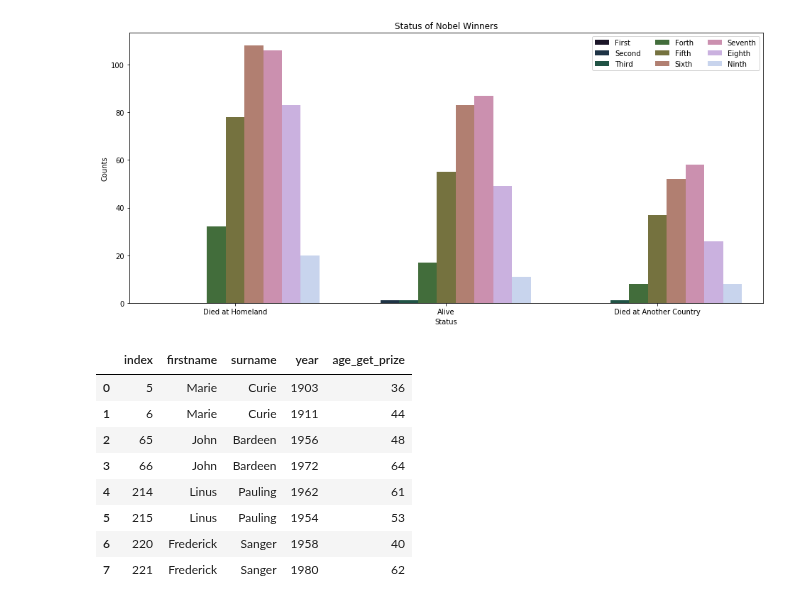
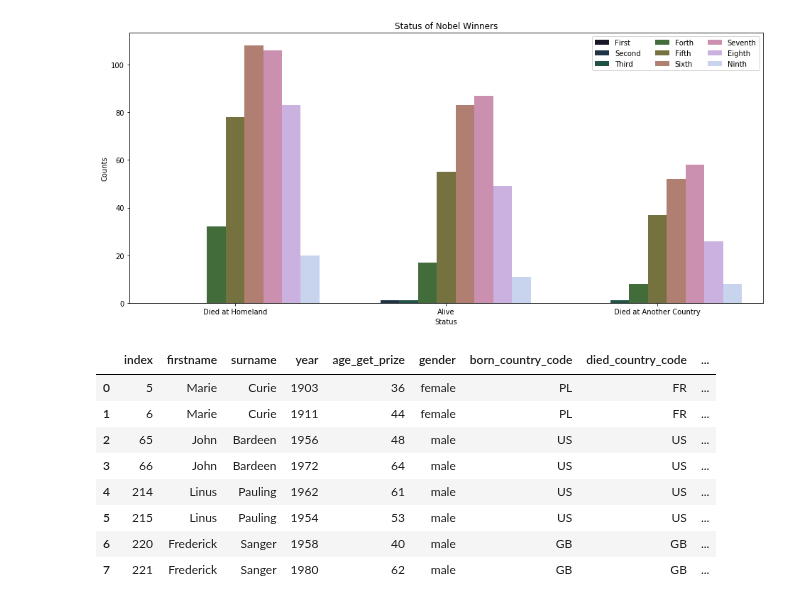
Before and after one commit to SoroushGhaderi/nobel_laureates_data_analysis, a Jupyter notebook: nobel_laureates.ipynb, the cells around one changed output. Saved outputs shown, nothing was run; the diff lists cells and outputs as text; code cells hidden in the pictures.

```diff
--- a/nobel_laureates.ipynb
+++ b/nobel_laureates.ipynb
@@ -76,15 +76,18 @@ plt.show()
 # %% [output]
 [figure]
 # %%
-nobel[nobel.duplicated(subset=['firstname','surname'], keep= False)]\
-[["firstname","surname","year", "age_get_prize"]].reset_index()
+who_won_more_than_one = nobel[nobel.duplicated(subset=['firstname','surname'], keep= False)]\
+[["firstname","surname","year", "age_get_prize", "gender","born_country_code", "died_country_code"]].reset_index()
-# %% [output]
-|  | index | firstname | surname | year | age_get_prize |
-| 0 | 5 | Marie | Curie | 1903 | 36 |
-| 1 | 6 | Marie | Curie | 1911 | 44 |
-| 2 | 65 | John | Bardeen | 1956 | 48 |
-| 3 | 66 | John | Bardeen | 1972 | 64 |
-| 4 | 214 | Linus | Pauling | 1962 | 61 |
-| 5 | 215 | Linus | Pauling | 1954 | 53 |
-| 6 | 220 | Frederick | Sanger | 1958 | 40 |
-| 7 | 221 | Frederick | Sanger | 1980 | 62 |
+# %%
+who_won_more_than_one["difference_between_two_prize"] = who_won_more_than_one.groupby("surname")["year"].diff().abs()
+who_won_more_than_one.bfill()
+# %% [output]
+|  | index | firstname | surname | year | age_get_prize | gender | born_country_code | died_country_code | ... |
+| 0 | 5 | Marie | Curie | 1903 | 36 | female | PL | FR | ... |
+| 1 | 6 | Marie | Curie | 1911 | 44 | female | PL | FR | ... |
+| 2 | 65 | John | Bardeen | 1956 | 48 | male | US | US | ... |
+| 3 | 66 | John | Bardeen | 1972 | 64 | male | US | US | ... |
+| 4 | 214 | Linus | Pauling | 1962 | 61 | male | US | US | ... |
+| 5 | 215 | Linus | Pauling | 1954 | 53 | male | US | US | ... |
+| 6 | 220 | Frederick | Sanger | 1958 | 40 | male | GB | GB | ... |
+| 7 | 221 | Frederick | Sanger | 1980 | 62 | male | GB | GB | ... |
```
Also changed, not shown: parts of 1 cell of this notebook.
